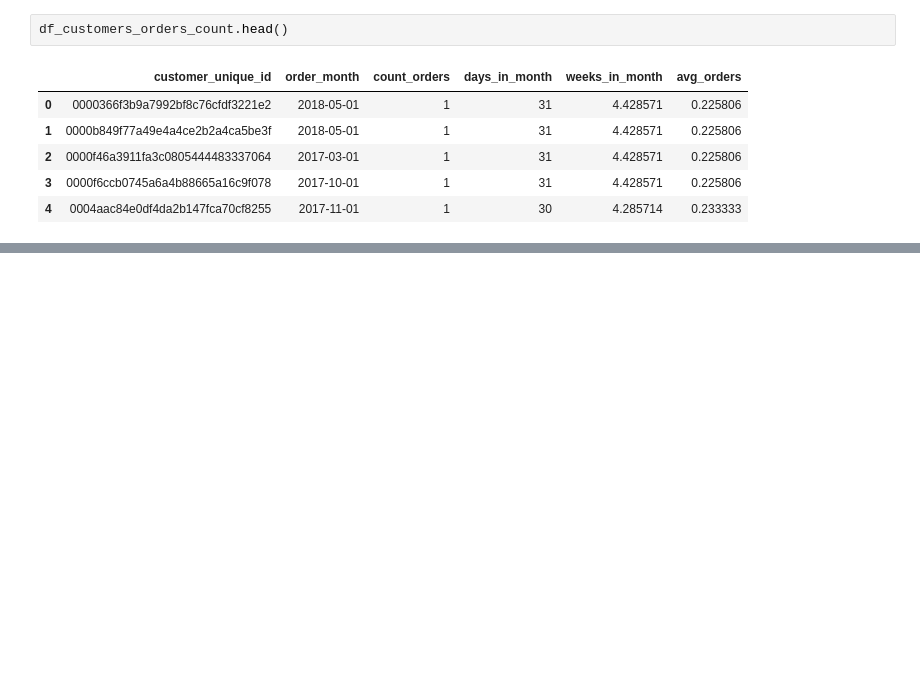
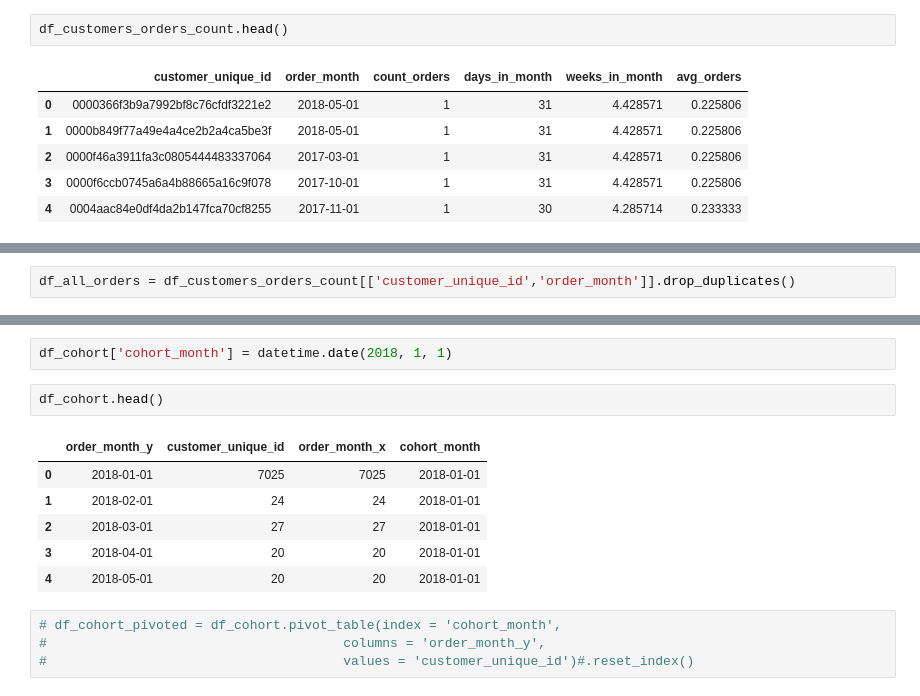
Before and after one commit to dashkinoy/project_ecommerce, a Jupyter notebook: analyze_orders.ipynb, the cells around one changed output, grey strips where cells are left out. Cells and saved outputs as stored; diff of their text form; blank space fills up the shorter version.

```diff
--- a/analyze_orders.ipynb
+++ b/analyze_orders.ipynb
@@ -270,0 +317,2 @@ df_customers_orders_count.head()
+# %%
+df_all_orders = df_customers_orders_count[['customer_unique_id','order_month']].drop_duplicates()
@@ -270,0 +353,15 @@ df_customers_orders_count.head()
+# %%
+df_cohort['cohort_month'] = datetime.date(2018, 1, 1)
+# %%
+df_cohort.head()
+# %% [output]
+|  | order_month_y | customer_unique_id | order_month_x | cohort_month |
+| 0 | 2018-01-01 | 7025 | 7025 | 2018-01-01 |
+| 1 | 2018-02-01 | 24 | 24 | 2018-01-01 |
+| 2 | 2018-03-01 | 27 | 27 | 2018-01-01 |
+| 3 | 2018-04-01 | 20 | 20 | 2018-01-01 |
+| 4 | 2018-05-01 | 20 | 20 | 2018-01-01 |
+# %%
+# df_cohort_pivoted = df_cohort.pivot_table(index = 'cohort_month',
+#                                      columns = 'order_month_y',
+#                                      values = 'customer_unique_id')#.reset_index()
```
Also changed, not shown: parts of 22 cells of this notebook.
